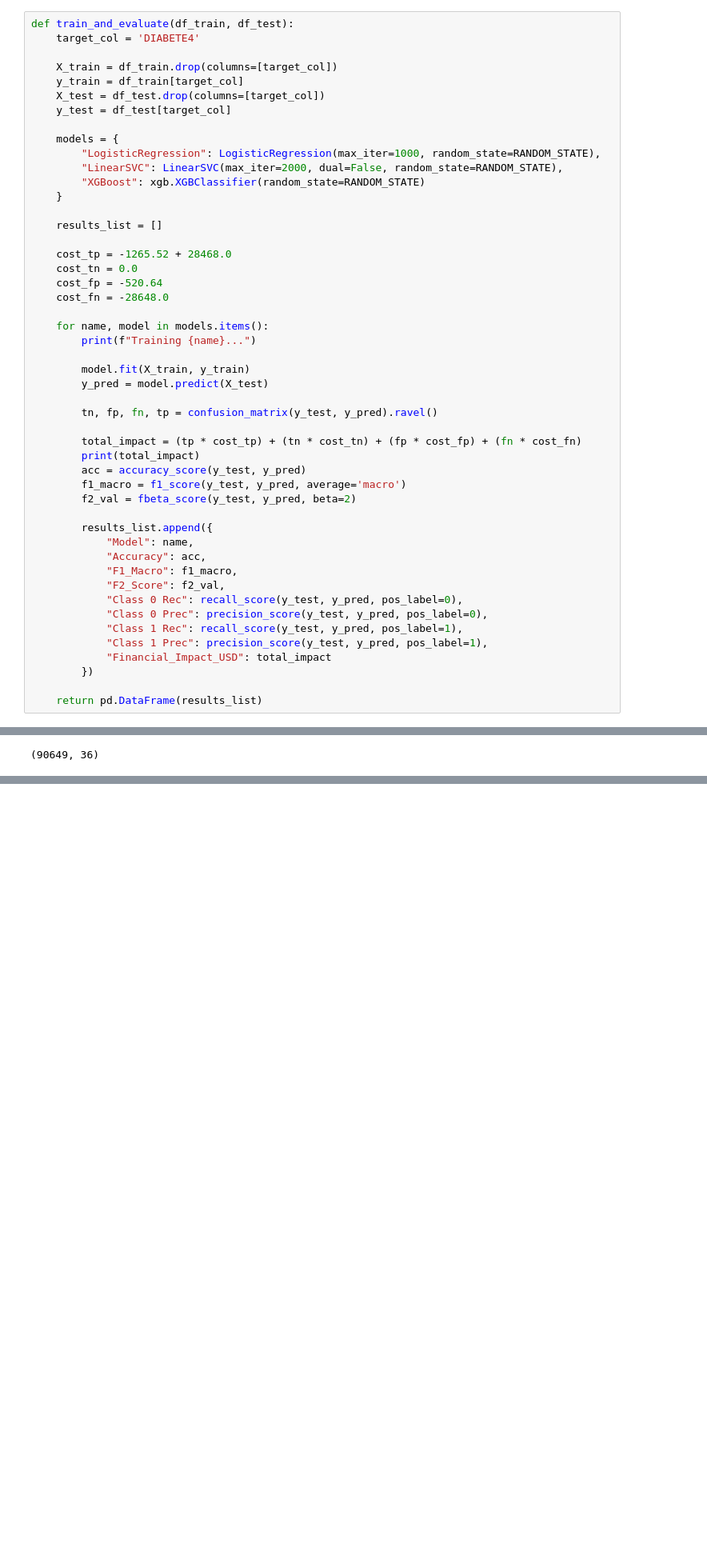
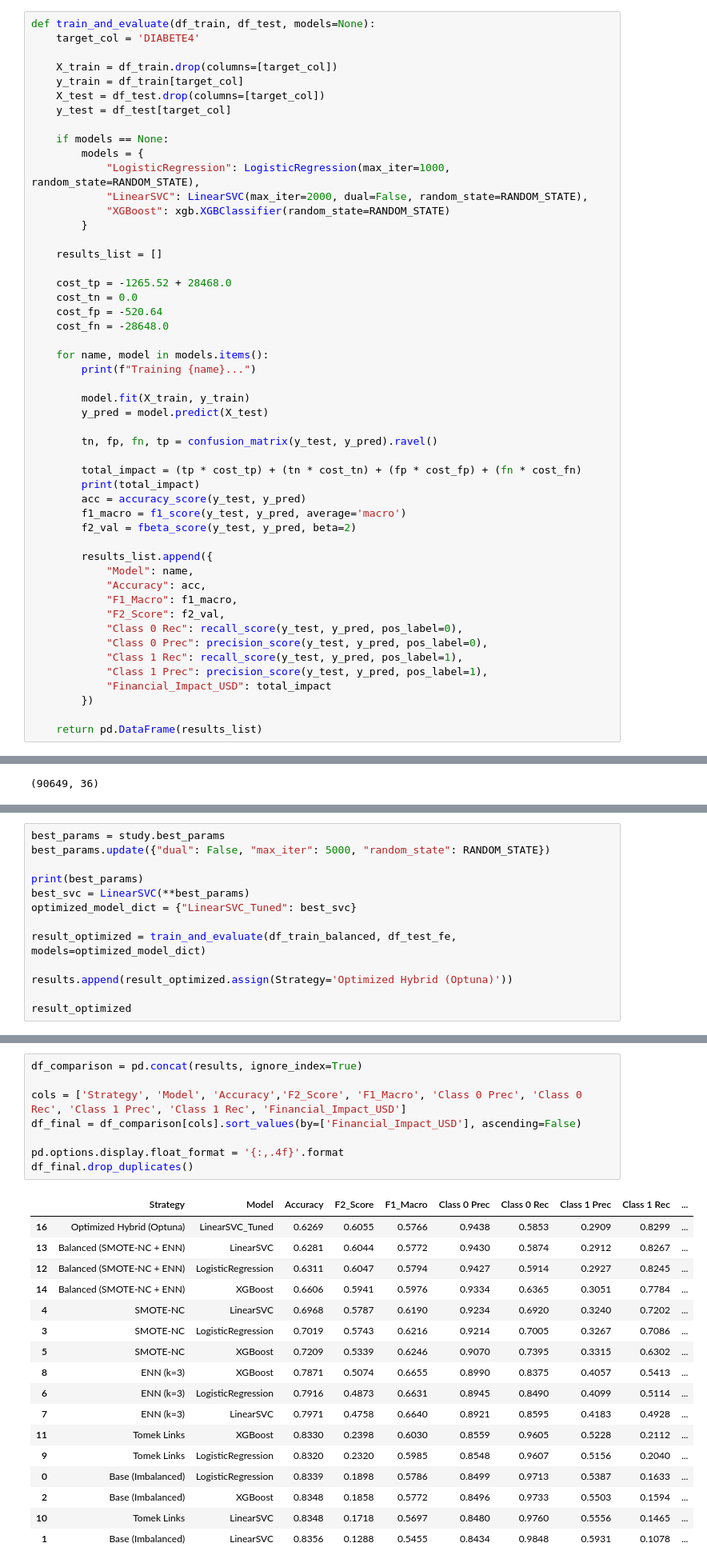
Before and after one commit to yukienjoyer7/Diabetes-Early-Diagnosis-BRFSS-2024, a Jupyter notebook: Modelling_Dion.ipynb, the cells around one changed output, grey strips where cells are left out. Shown at 80% size. Drawn from its saved outputs; the diff is of its cells as text; blank space fills up the shorter version.

Commit message:
feat: add optuna hyperparameter tuning to modelling

```diff
--- a/Modelling_Dion.ipynb
+++ b/Modelling_Dion.ipynb
@@ -514,7 +516,7 @@ Name: count, dtype: int64
 
 After we've finsihed all preprocessing, it is time for modelling. We have chosen three models to use. The variety of the model that we chose is based on the uniqueness of architecture. Because of that, we've chosen to use Logistic Regression, LinearSVC, and XGBoost. Other than that, we are also going to be directly addressing the data imbalance problem here by comparing baseline results vs oversampled data, undersampled data, and balanced resampled data. The methods that we are going to use are SMOTE, ENN, and SMOTE-ENN.
 # %%
-def train_and_evaluate(df_train, df_test):
+def train_and_evaluate(df_train, df_test, models=None):
     target_col = 'DIABETE4'
 
     X_train = df_train.drop(columns=[target_col])
@@ -522,11 +524,12 @@ def train_and_evaluate(df_train, df_test):
     X_test = df_test.drop(columns=[target_col])
     y_test = df_test[target_col]
 
-    models = {
-        "LogisticRegression": LogisticRegression(max_iter=1000, random_state=RANDOM_STATE),
-        "LinearSVC": LinearSVC(max_iter=2000, dual=False, random_state=RANDOM_STATE),
-        "XGBoost": xgb.XGBClassifier(random_state=RANDOM_STATE)
-    }
+    if models == None:
+        models = {
+            "LogisticRegression": LogisticRegression(max_iter=1000, random_state=RANDOM_STATE),
+            "LinearSVC": LinearSVC(max_iter=2000, dual=False, random_state=RANDOM_STATE),
+            "XGBoost": xgb.XGBClassifier(random_state=RANDOM_STATE)
+        }
 
     results_list = []
 
@@ -900,0 +959,13 @@ df_test_fe.shape
+# %%
+best_params = study.best_params
+best_params.update({"dual": False, "max_iter": 5000, "random_state": RANDOM_STATE})
+
+print(best_params)
+best_svc = LinearSVC(**best_params)
+optimized_model_dict = {"LinearSVC_Tuned": best_svc}
+
+result_optimized = train_and_evaluate(df_train_balanced, df_test_fe, models=optimized_model_dict)
+
+results.append(result_optimized.assign(Strategy='Optimized Hybrid (Optuna)'))
+
+result_optimized
@@ -900,0 +978,26 @@ df_test_fe.shape
+# %%
+df_comparison = pd.concat(results, ignore_index=True)
+
+cols = ['Strategy', 'Model', 'Accuracy','F2_Score', 'F1_Macro', 'Class 0 Prec', 'Class 0 Rec', 'Class 1 Prec', 'Class 1 Rec', 'Financial_Impact_USD']
+df_final = df_comparison[cols].sort_values(by=['Financial_Impact_USD'], ascending=False)
+
+pd.options.display.float_format = '{:,.4f}'.format
+df_final.drop_duplicates()
+# %% [output]
+|  | Strategy | Model | Accuracy | F2_Score | F1_Macro | Class 0 Prec | Class 0 Rec | Class 1 Prec | Class 1 Rec | ... |
+| 16 | Optimized Hybrid (Optuna) | LinearSVC_Tuned | 0.6269 | 0.6055 | 0.5766 | 0.9438 | 0.5853 | 0.2909 | 0.8299 | ... |
+| 13 | Balanced (SMOTE-NC + ENN) | LinearSVC | 0.6281 | 0.6044 | 0.5772 | 0.9430 | 0.5874 | 0.2912 | 0.8267 | ... |
+| 12 | Balanced (SMOTE-NC + ENN) | LogisticRegression | 0.6311 | 0.6047 | 0.5794 | 0.9427 | 0.5914 | 0.2927 | 0.8245 | ... |
+| 14 | Balanced (SMOTE-NC + ENN) | XGBoost | 0.6606 | 0.5941 | 0.5976 | 0.9334 | 0.6365 | 0.3051 | 0.7784 | ... |
+| 4 | SMOTE-NC | LinearSVC | 0.6968 | 0.5787 | 0.6190 | 0.9234 | 0.6920 | 0.3240 | 0.7202 | ... |
+| 3 | SMOTE-NC | LogisticRegression | 0.7019 | 0.5743 | 0.6216 | 0.9214 | 0.7005 | 0.3267 | 0.7086 | ... |
+| 5 | SMOTE-NC | XGBoost | 0.7209 | 0.5339 | 0.6246 | 0.9070 | 0.7395 | 0.3315 | 0.6302 | ... |
+| 8 | ENN (k=3) | XGBoost | 0.7871 | 0.5074 | 0.6655 | 0.8990 | 0.8375 | 0.4057 | 0.5413 | ... |
+| 6 | ENN (k=3) | LogisticRegression | 0.7916 | 0.4873 | 0.6631 | 0.8945 | 0.8490 | 0.4099 | 0.5114 | ... |
+| 7 | ENN (k=3) | LinearSVC | 0.7971 | 0.4758 | 0.6640 | 0.8921 | 0.8595 | 0.4183 | 0.4928 | ... |
+| 11 | Tomek Links | XGBoost | 0.8330 | 0.2398 | 0.6030 | 0.8559 | 0.9605 | 0.5228 | 0.2112 | ... |
+| 9 | Tomek Links | LogisticRegression | 0.8320 | 0.2320 | 0.5985 | 0.8548 | 0.9607 | 0.5156 | 0.2040 | ... |
+| 0 | Base (Imbalanced) | LogisticRegression | 0.8339 | 0.1898 | 0.5786 | 0.8499 | 0.9713 | 0.5387 | 0.1633 | ... |
+| 2 | Base (Imbalanced) | XGBoost | 0.8348 | 0.1858 | 0.5772 | 0.8496 | 0.9733 | 0.5503 | 0.1594 | ... |
+| 10 | Tomek Links | LinearSVC | 0.8348 | 0.1718 | 0.5697 | 0.8480 | 0.9760 | 0.5556 | 0.1465 | ... |
+| 1 | Base (Imbalanced) | LinearSVC | 0.8356 | 0.1288 | 0.5455 | 0.8434 | 0.9848 | 0.5931 | 0.1078 | ... |
```
Also changed, not shown: parts of 4 cells of this notebook.
